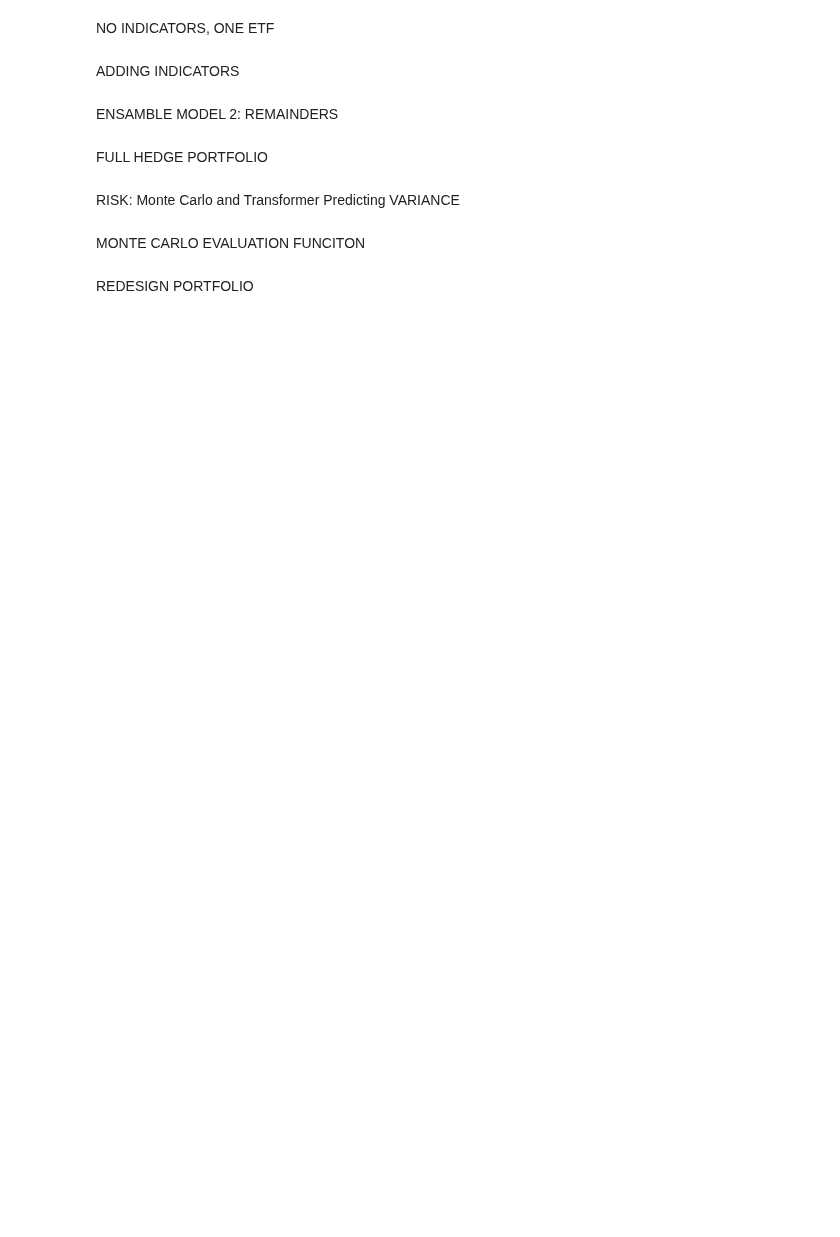
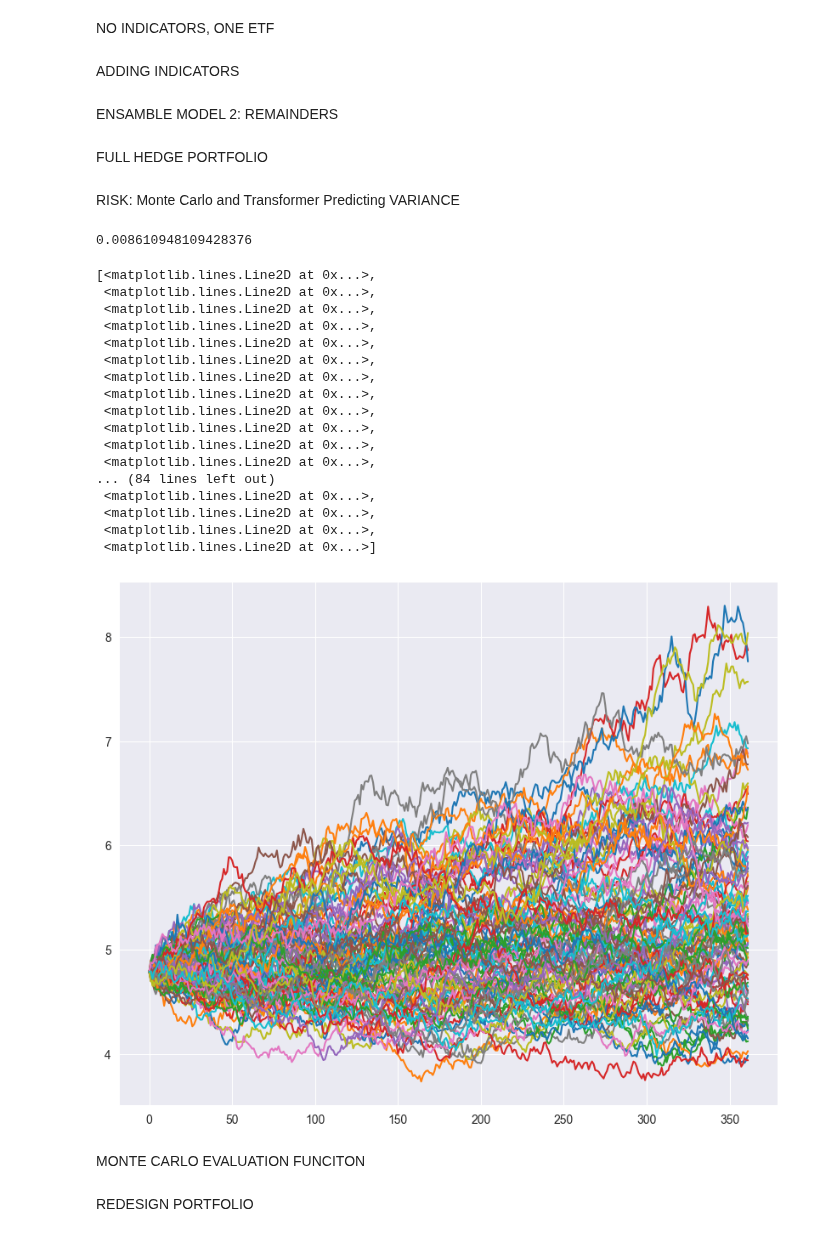
Before and after one commit to akrokosz/HF_Thesis, a Jupyter notebook: main.ipynb, the cells around one changed output. Saved outputs shown, nothing was run; the diff lists cells and outputs as text; code cells hidden in the pictures; blank space fills up the shorter version.

Commit message:
volatility and mc fixex

```diff
--- a/main.ipynb
+++ b/main.ipynb
@@ -382,20 +400,19 @@ def calc_drift(funds):
 # %%
-def monte_carlo_sim(funds, drifts):
-    price_paths={}
-    for k, v in funds.items():
-        log_returns = np.log(1+funds[k]["Close"].pct_change())
-        log_returns.fillna(value=0, inplace=True)
-        stdev=log_returns.std()
-        days=362
-        trials=100
-        Z = norm.ppf(np.random.rand(days,trials))
-        daily_returns=np.exp(np.array(drifts[k]) + np.array(stdev) * Z)
-        price_paths[k] = np.zeros_like(daily_returns)
-        price_paths[k][0] = funds[k]["Close"].iloc[-1]
-        for i in range(1,days):
-            price_paths[k][i] = price_paths[k][i-1] * daily_returns[i-1]
+def monte_carlo_sim(fund):
+    drift = calc_drift(fund)
+    log_returns = np.log(1+fund["Close"].pct_change())
+    log_returns.fillna(value=0, inplace=True)
+    stdev=log_returns.std()
+    days=362
+    trials=100
+    Z = norm.ppf(np.random.rand(days,trials))
+    daily_returns=np.exp(np.array(drift) + np.array(stdev) * Z)
+    price_paths = np.zeros_like(daily_returns)
+    price_paths[0] = fund["Close"].iloc[-1]
+    for i in range(1,days):
+        price_paths[i] = price_paths[i-1] * daily_returns[i]
     return price_paths
 # %%
-drifts=calc_drift(funds_w_names)
-pp=monte_carlo_sim(funds_w_names, drifts=drifts)
+drifts=calc_drift(funds_w_names["EWSA.AS"])
+pp=monte_carlo_sim(funds_w_names["EWSA.AS"])
 # %%
@@ -408,6 +426,29 @@ def volatility_mc(price_paths):
+# %%
+volatility_mc(pp)
+# %% [output]
+0.008610948109428376
 # %%
 plt.figure(figsize=(10, 8))
-plt.plot(pp["EWSA.AS"])
+plt.plot(pp)
+# %% [output]
+[<matplotlib.lines.Line2D at 0x...>,
+ <matplotlib.lines.Line2D at 0x...>,
+ <matplotlib.lines.Line2D at 0x...>,
+ <matplotlib.lines.Line2D at 0x...>,
+ <matplotlib.lines.Line2D at 0x...>,
+ <matplotlib.lines.Line2D at 0x...>,
+ <matplotlib.lines.Line2D at 0x...>,
+ <matplotlib.lines.Line2D at 0x...>,
+ <matplotlib.lines.Line2D at 0x...>,
+ <matplotlib.lines.Line2D at 0x...>,
+ <matplotlib.lines.Line2D at 0x...>,
+ <matplotlib.lines.Line2D at 0x...>,
+... (84 lines left out)
+ <matplotlib.lines.Line2D at 0x...>,
+ <matplotlib.lines.Line2D at 0x...>,
+ <matplotlib.lines.Line2D at 0x...>,
+ <matplotlib.lines.Line2D at 0x...>]
+[figure, added]
 # %%
 def nearest_positive_definite(matrix):
     P = matrix.copy()
```
Also changed, not shown: parts of 5 cells of this notebook, 1 other file.
